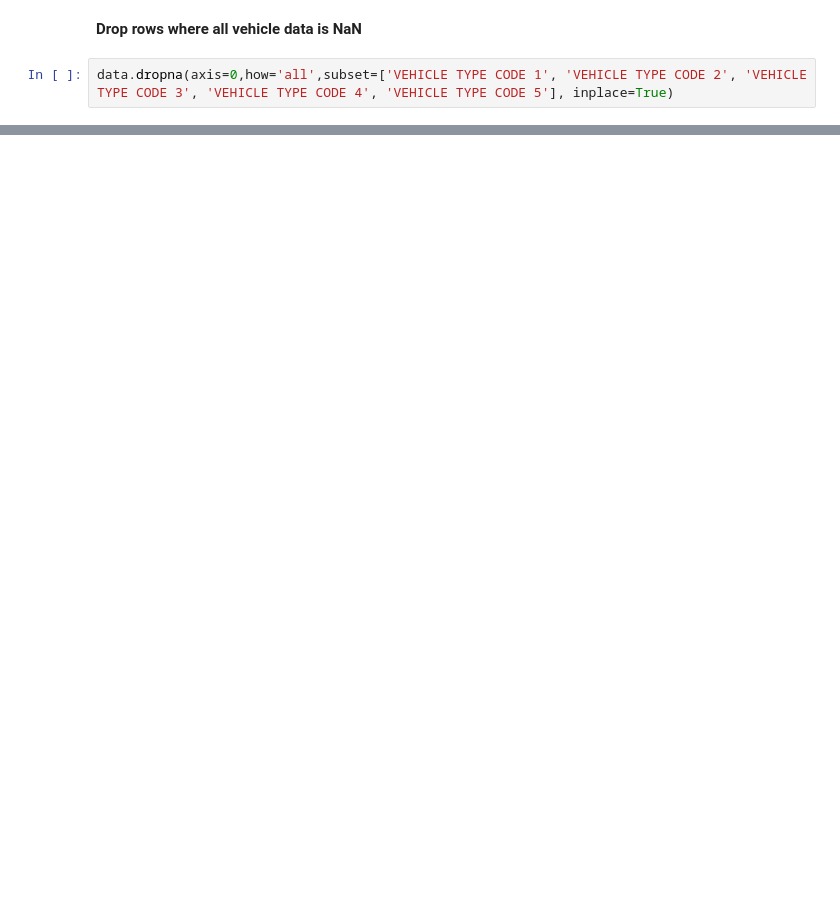
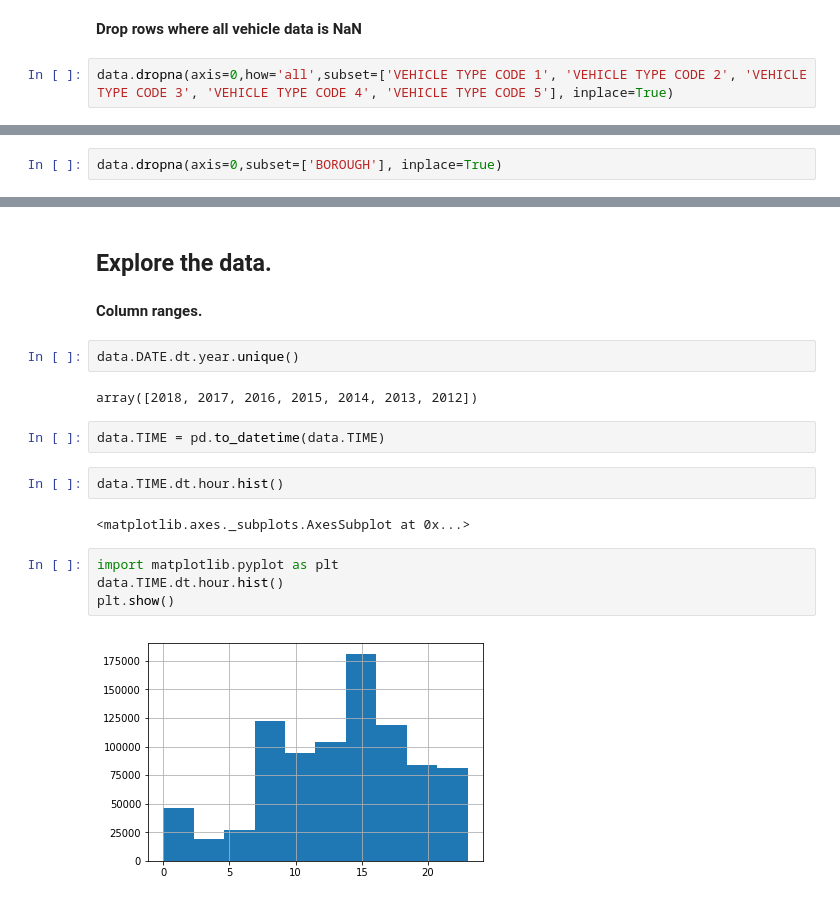
Before and after one commit to udacity/sapient-webinar, a Jupyter notebook: collisions.ipynb, the cells around one changed output, grey strips where cells are left out. Drawn from its saved outputs; the diff is of its cells as text; blank space fills up the shorter version.

```diff
--- a/collisions.ipynb
+++ b/collisions.ipynb
@@ -138,0 +137,2 @@ data.BOROUGH.isnull().sum()
+# %%
+data.dropna(axis=0,subset=['BOROUGH'], inplace=True)
@@ -138,0 +150,20 @@ data.BOROUGH.isnull().sum()
+# %% [markdown]
+## Explore the data.
+# %% [markdown]
+**Column ranges.**
+# %%
+data.DATE.dt.year.unique()
+# %% [output]
+array([2018, 2017, 2016, 2015, 2014, 2013, 2012])
+# %%
+data.TIME = pd.to_datetime(data.TIME)
+# %%
+data.TIME.dt.hour.hist()
+# %% [output]
+<matplotlib.axes._subplots.AxesSubplot at 0x...>
+# %%
+import matplotlib.pyplot as plt
+data.TIME.dt.hour.hist()
+plt.show()
+# %% [output]
+[figure, added]
```
Also changed, not shown: parts of 4 cells of this notebook.
